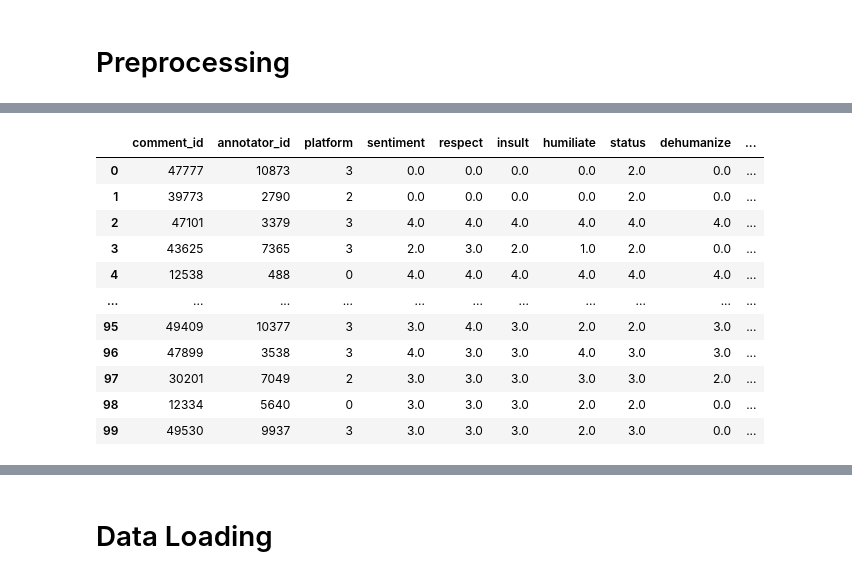
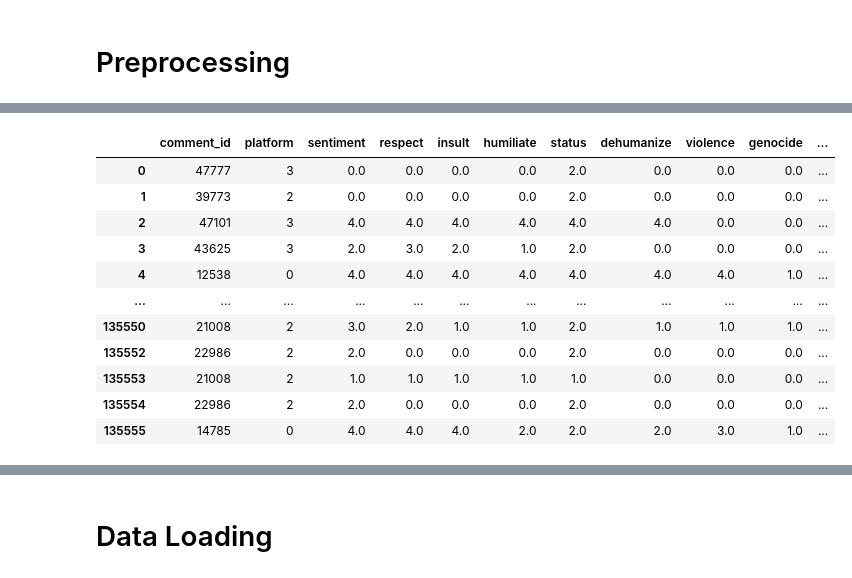
Before and after one commit to AngelinaZhai/epai-sentiment-of-tweets, a Jupyter notebook: EPAI_sentiment_analysis.ipynb, the cells around one changed output, grey strips where cells are left out. Cells and saved outputs as stored; diff of their text form; code cells hidden in the pictures.

Commit message:
Completed filtering out non-English text
- Used langdetect to identify non-english text entries
- Filtered out and replaced all non-ascii characters with spaces

```diff
--- a/EPAI_sentiment_analysis.ipynb
+++ b/EPAI_sentiment_analysis.ipynb
@@ -53,51 +54,19 @@ Found cached dataset parquet (/Users/angelinazhai/.cache/huggingface/datasets/uc
 # %% [markdown]
 # Preprocessing
 # %%
-df = df.iloc[:100]
+#use langdetect to detect language with parallelization; only keep english comments
+pandarallel.initialize()
+df['lang'] = df.parallel_apply(lambda x: detect_langs(x['text']), axis=1)
+df['lang'] = df['lang'].apply(lambda x: x[0].lang)
+df = df[df['lang'] == 'en']
+df = df.drop(['lang'], axis=1)
 
-#Only keep rows with english text data
-# df = df[df.text.apply(detect_langs).eq('en')]
-df['langs'] = df['text'].apply(detect_langs)
-def decision(tmp):
-    try:
-        a = tmp['en']
-        if (a > 0.7):
-            return True
-        else:
-            return False
-    except:
-        return False
-df['en'] = df['langs'].apply(decision)
-# df['english'] = df['langs']['en']
-# df = df[df['tmp'][0][0]]
-# pandarallel.initialize(progress_bar=True)
+#remove unnecessary information
+df.drop(df.iloc[:, 15:131], inplace=True, axis=1)
+df = df.drop(["annotator_id"], axis=1)
 
-# pandarallel.initialize(progress_bar=False) review['langue'] = review['text'].parallel_apply(detect)
-
-def detect_en(text):
-    try:
-        return detect_langs(text).eq('en')
-    except:
-        return False
-
-# df['en'] = df['text'].parallel_apply(detect_en)
-# df['language'] = df['text'].apply(detect_en)
-
-
-
-
-
-
-# #remove unnecessary information
-# df.drop(df.iloc[:, 15:131], inplace=True, axis=1)
-# df = df.drop(["annotator_id"], axis=1)
-
-# #rescale annotated scores from (0,5) to (0,1)
-# df_need_to_rescale = df.drop(["comment_id", "hate_speech_score", "text"], axis=1)
-# df_norm = (df_need_to_rescale-df_need_to_rescale.min())/(df_need_to_rescale.max()-df_need_to_rescale.min())
-# df_norm = pd.concat((df.comment_id, df_norm, df.hate_speech_score, df.text), 1)
-
-
-# df_norm
-df
+#rescale annotated scores from (0,5) to (0,1)
+df_need_to_rescale = df.drop(["comment_id", "hate_speech_score", "text"], axis=1)
+df_norm = (df_need_to_rescale-df_need_to_rescale.min())/(df_need_to_rescale.max()-df_need_to_rescale.min())
+df_norm = pd.concat((df.comment_id, df_norm, df.hate_speech_score, df.text), 1)
 # %% [output]
@@ -104,12 +75,12 @@ df
-|  | comment_id | annotator_id | platform | sentiment | respect | insult | humiliate | status | dehumanize | ... |
-| 0 | 47777 | 10873 | 3 | 0.0 | 0.0 | 0.0 | 0.0 | 2.0 | 0.0 | ... |
-| 1 | 39773 | 2790 | 2 | 0.0 | 0.0 | 0.0 | 0.0 | 2.0 | 0.0 | ... |
-| 2 | 47101 | 3379 | 3 | 4.0 | 4.0 | 4.0 | 4.0 | 4.0 | 4.0 | ... |
-| 3 | 43625 | 7365 | 3 | 2.0 | 3.0 | 2.0 | 1.0 | 2.0 | 0.0 | ... |
-| 4 | 12538 | 488 | 0 | 4.0 | 4.0 | 4.0 | 4.0 | 4.0 | 4.0 | ... |
-| ... | ... | ... | ... | ... | ... | ... | ... | ... | ... | ... |
-| 95 | 49409 | 10377 | 3 | 3.0 | 4.0 | 3.0 | 2.0 | 2.0 | 3.0 | ... |
-| 96 | 47899 | 3538 | 3 | 4.0 | 3.0 | 3.0 | 4.0 | 3.0 | 3.0 | ... |
-| 97 | 30201 | 7049 | 2 | 3.0 | 3.0 | 3.0 | 3.0 | 3.0 | 2.0 | ... |
-| 98 | 12334 | 5640 | 0 | 3.0 | 3.0 | 3.0 | 2.0 | 2.0 | 0.0 | ... |
-| 99 | 49530 | 9937 | 3 | 3.0 | 3.0 | 3.0 | 2.0 | 3.0 | 0.0 | ... |
+|  | comment_id | platform | sentiment | respect | insult | humiliate | status | dehumanize | violence | genocide | ... |
+| 0 | 47777 | 3 | 0.0 | 0.0 | 0.0 | 0.0 | 2.0 | 0.0 | 0.0 | 0.0 | ... |
+| 1 | 39773 | 2 | 0.0 | 0.0 | 0.0 | 0.0 | 2.0 | 0.0 | 0.0 | 0.0 | ... |
+| 2 | 47101 | 3 | 4.0 | 4.0 | 4.0 | 4.0 | 4.0 | 4.0 | 0.0 | 0.0 | ... |
+| 3 | 43625 | 3 | 2.0 | 3.0 | 2.0 | 1.0 | 2.0 | 0.0 | 0.0 | 0.0 | ... |
+| 4 | 12538 | 0 | 4.0 | 4.0 | 4.0 | 4.0 | 4.0 | 4.0 | 4.0 | 1.0 | ... |
+| ... | ... | ... | ... | ... | ... | ... | ... | ... | ... | ... | ... |
+| 135550 | 21008 | 2 | 3.0 | 2.0 | 1.0 | 1.0 | 2.0 | 1.0 | 1.0 | 1.0 | ... |
+| 135552 | 22986 | 2 | 2.0 | 0.0 | 0.0 | 0.0 | 2.0 | 0.0 | 0.0 | 0.0 | ... |
+| 135553 | 21008 | 2 | 1.0 | 1.0 | 1.0 | 1.0 | 1.0 | 0.0 | 0.0 | 0.0 | ... |
+| 135554 | 22986 | 2 | 2.0 | 0.0 | 0.0 | 0.0 | 2.0 | 0.0 | 0.0 | 0.0 | ... |
+| 135555 | 14785 | 0 | 4.0 | 4.0 | 4.0 | 2.0 | 2.0 | 2.0 | 3.0 | 1.0 | ... |
```
Also changed, not shown: parts of 5 cells of this notebook.
